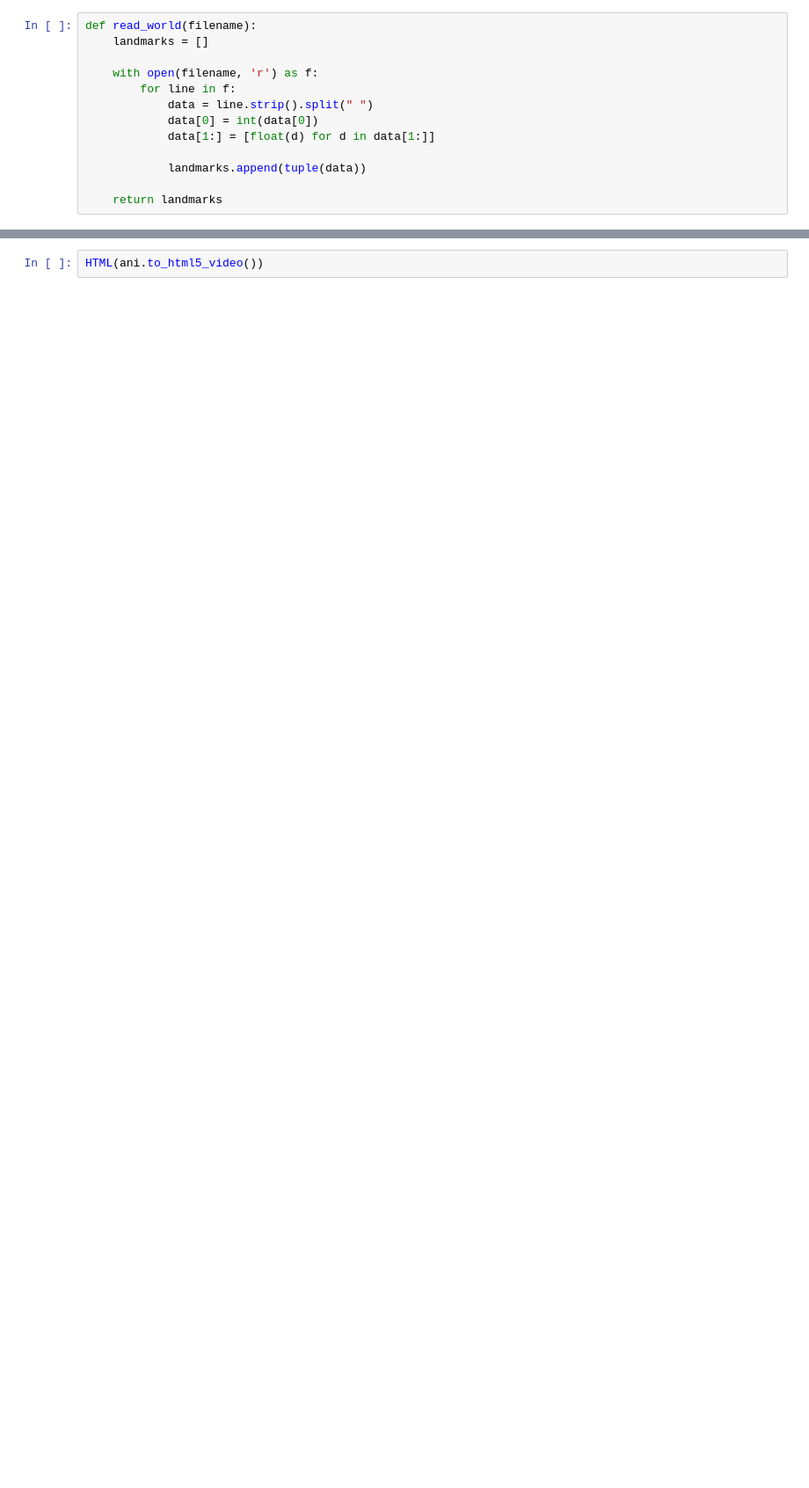
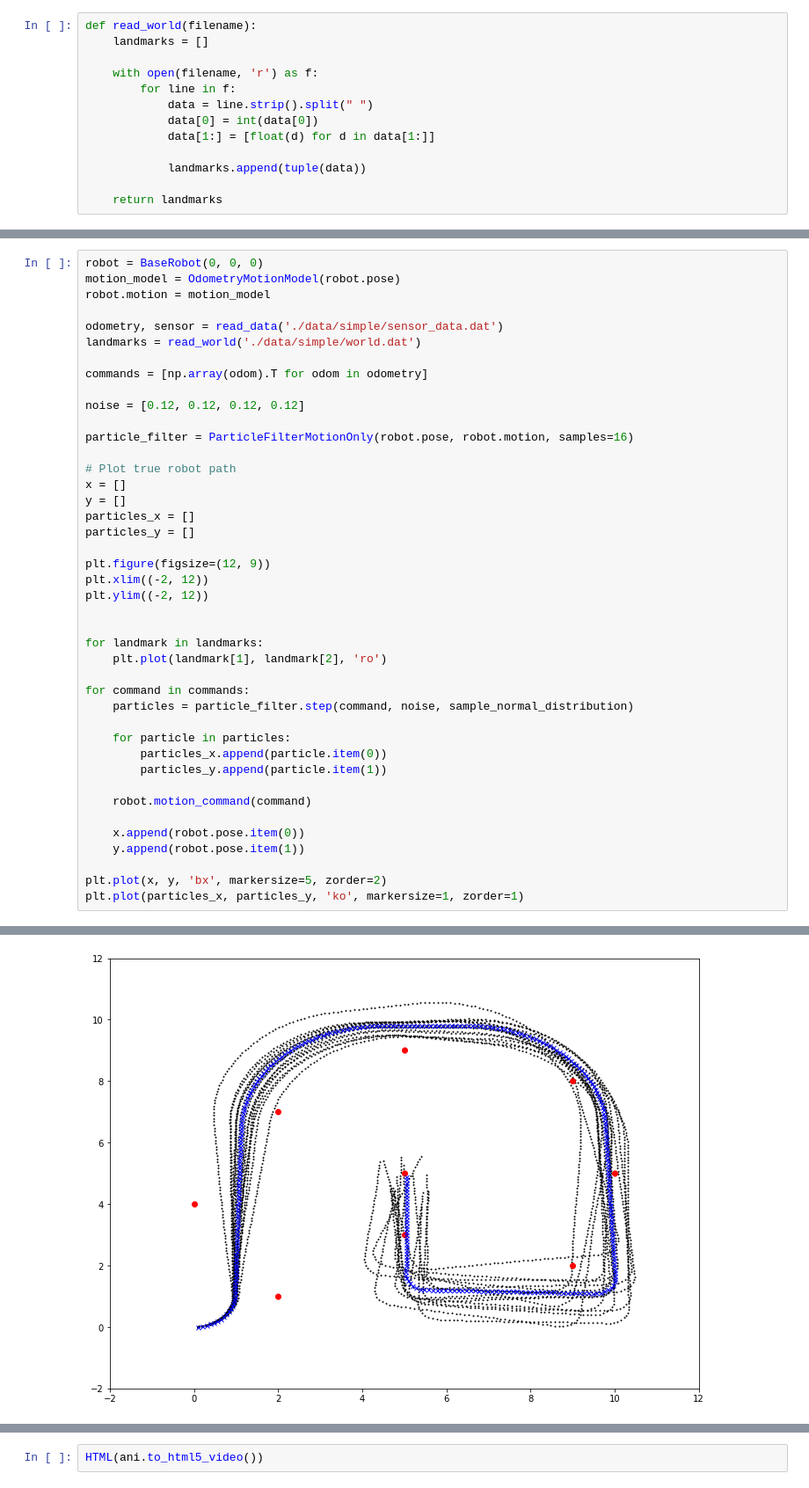
Before and after one commit to ToastyToast/prob-rob, a Jupyter notebook: examples/robot_testing.ipynb, the cells around one changed output, grey strips where cells are left out. Shown at 88% size. Drawn from its saved outputs; the diff is of its cells as text; blank space fills up the shorter version.

```diff
--- a/examples/robot_testing.ipynb
+++ b/examples/robot_testing.ipynb
@@ -122,0 +183,43 @@ def read_world(filename):
+# %%
+robot = BaseRobot(0, 0, 0)
+motion_model = OdometryMotionModel(robot.pose)
+robot.motion = motion_model
+
+odometry, sensor = read_data('./data/simple/sensor_data.dat')
+landmarks = read_world('./data/simple/world.dat')
+
+commands = [np.array(odom).T for odom in odometry]
+
+noise = [0.12, 0.12, 0.12, 0.12]
+
+particle_filter = ParticleFilterMotionOnly(robot.pose, robot.motion, samples=16)
+
+# Plot true robot path
+x = []
+y = []
+particles_x = []
+particles_y = []
+
+plt.figure(figsize=(12, 9))
+plt.xlim((-2, 12))
+plt.ylim((-2, 12))
+
+
+for landmark in landmarks:
+    plt.plot(landmark[1], landmark[2], 'ro')
+
+for command in commands:
+    particles = particle_filter.step(command, noise, sample_normal_distribution)
+
+    for particle in particles:
+        particles_x.append(particle.item(0))
+        particles_y.append(particle.item(1))
+
+    robot.motion_command(command)
+
+    x.append(robot.pose.item(0))
+    y.append(robot.pose.item(1))
+
+plt.plot(x, y, 'bx', markersize=5, zorder=2)
+plt.plot(particles_x, particles_y, 'ko', markersize=1, zorder=1)
+# %% [output]
@@ -123,2 +227,3 @@ def read_world(filename):
+[figure, added]
 # %%
 robot = BaseRobot(0, 0, 0)
```
Also changed, not shown: parts of 5 cells of this notebook.
